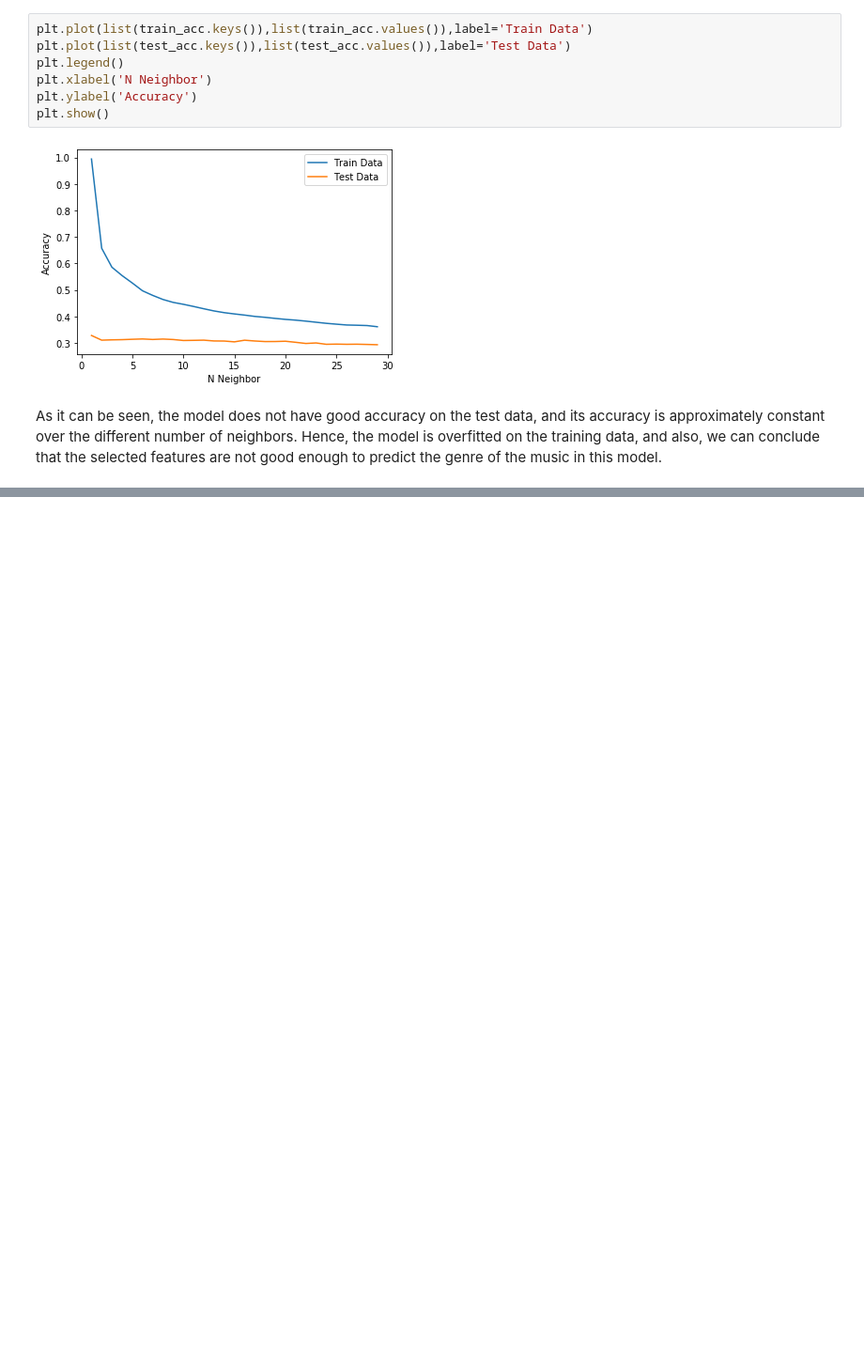
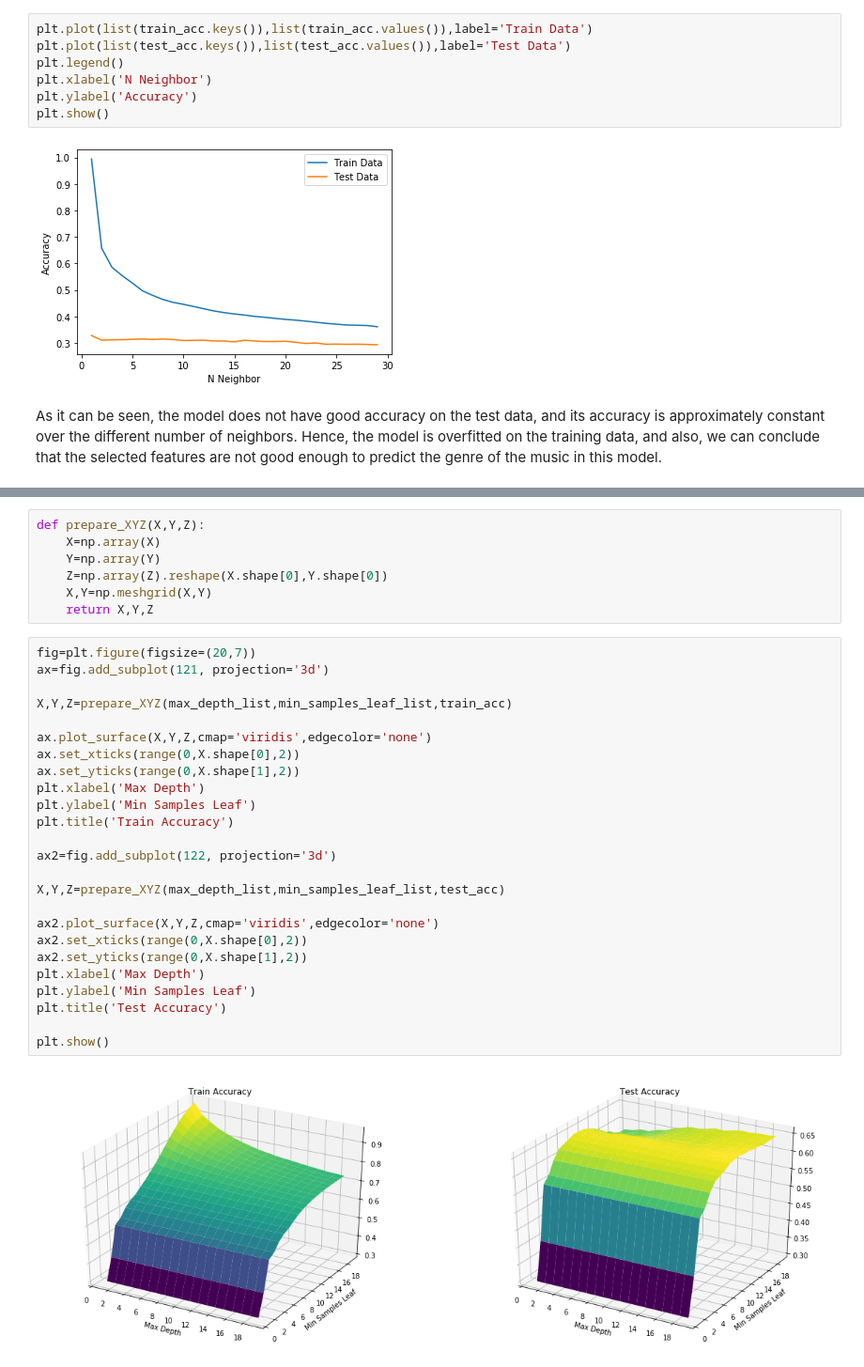
Before and after one commit to daniyalmaroufi/AI_Course, a Jupyter notebook: CA4/CA4.ipynb, the cells around one changed output, grey strips where cells are left out. Shown at 94% size. Cells and saved outputs as stored; diff of their text form; blank space fills up the shorter version.

```diff
--- a/CA4/CA4.ipynb
+++ b/CA4/CA4.ipynb
@@ -330,0 +364,34 @@ As it can be seen, the model does not have good accuracy on the test data, and i
+# %%
+def prepare_XYZ(X,Y,Z):
+    X=np.array(X)
+    Y=np.array(Y)
+    Z=np.array(Z).reshape(X.shape[0],Y.shape[0])
+    X,Y=np.meshgrid(X,Y)
+    return X,Y,Z
+# %%
+fig=plt.figure(figsize=(20,7))
+ax=fig.add_subplot(121, projection='3d')
+
+X,Y,Z=prepare_XYZ(max_depth_list,min_samples_leaf_list,train_acc)
+
+ax.plot_surface(X,Y,Z,cmap='viridis',edgecolor='none')
+ax.set_xticks(range(0,X.shape[0],2))
+ax.set_yticks(range(0,X.shape[1],2))
+plt.xlabel('Max Depth')
+plt.ylabel('Min Samples Leaf')
+plt.title('Train Accuracy')
+
+ax2=fig.add_subplot(122, projection='3d')
+
+X,Y,Z=prepare_XYZ(max_depth_list,min_samples_leaf_list,test_acc)
+
+ax2.plot_surface(X,Y,Z,cmap='viridis',edgecolor='none')
+ax2.set_xticks(range(0,X.shape[0],2))
+ax2.set_yticks(range(0,X.shape[1],2))
+plt.xlabel('Max Depth')
+plt.ylabel('Min Samples Leaf')
+plt.title('Test Accuracy')
+
+plt.show()
+# %% [output]
+[figure, added]
```
Also changed, not shown: parts of 3 cells of this notebook.
